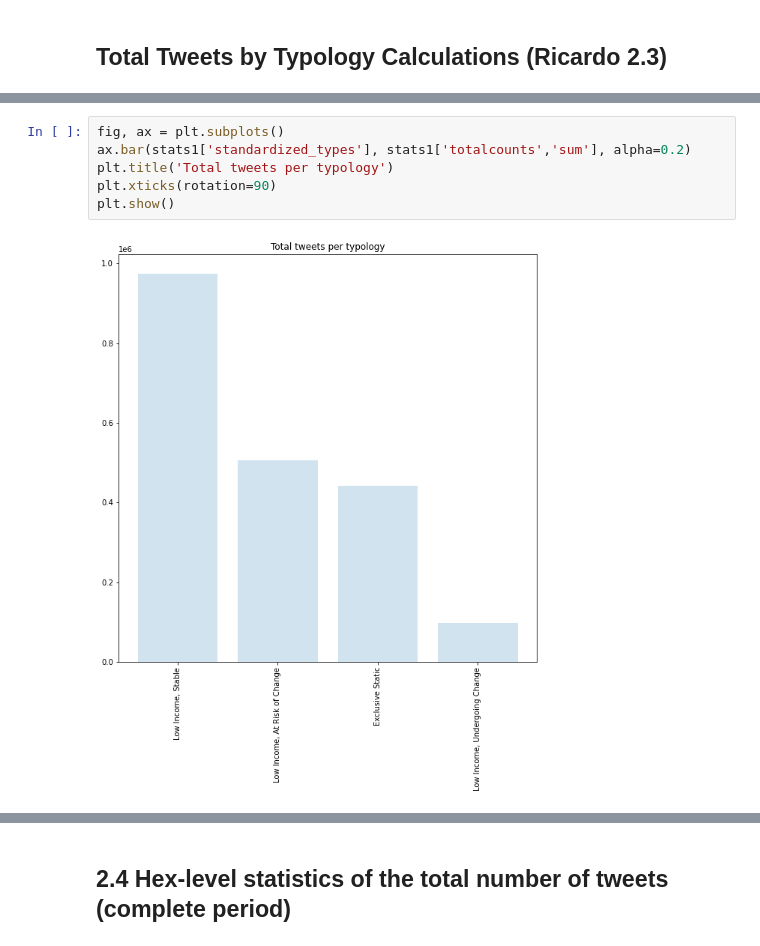
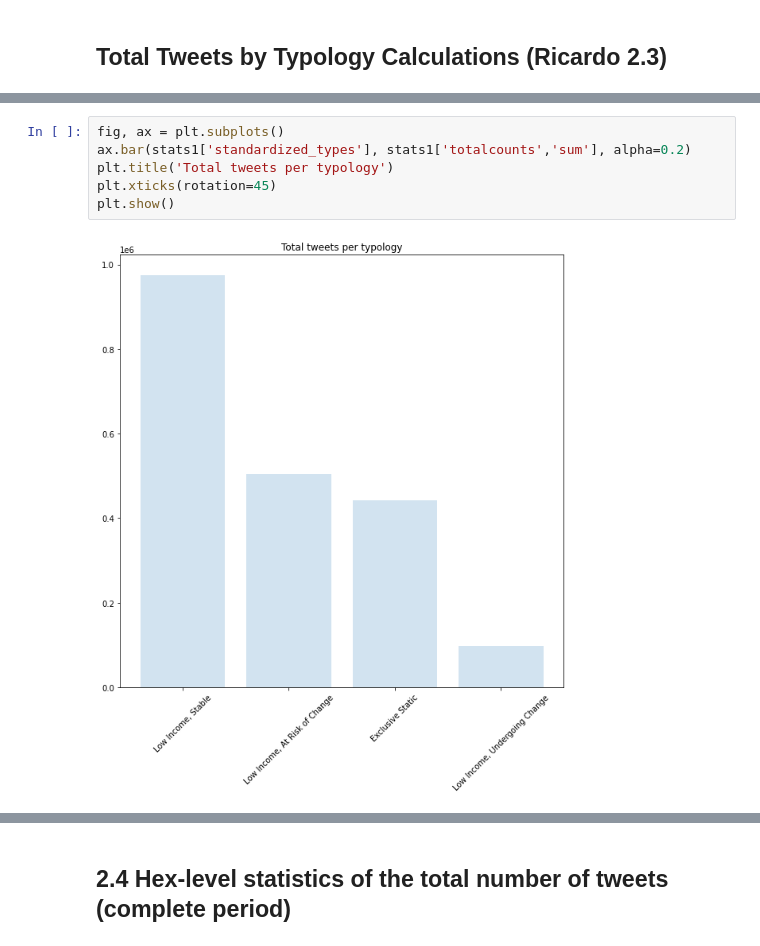
Before and after one commit to rpasquini/twitter_and_displacement, a Jupyter notebook: notebooks/Revised Analysis Example Counts by Typologies - Hong Kong.ipynb, the cells around one changed output, grey strips where cells are left out. Drawn from its saved outputs; the diff is of its cells as text.

```diff
--- a/notebooks/Revised Analysis Example Counts by Typologies - Hong Kong.ipynb
+++ b/notebooks/Revised Analysis Example Counts by Typologies - Hong Kong.ipynb
@@ -285,11 +285,11 @@ stats1
 # %%
 fig, ax = plt.subplots()
 ax.bar(stats1['standardized_types'], stats1['totalcounts','sum'], alpha=0.2)
 plt.title('Total tweets per typology')
-plt.xticks(rotation=90)
+plt.xticks(rotation=45)
 plt.show()
 # %% [output]
-[figure, old version]
+[figure, new version]
 # %%
 fig, ax = plt.subplots()
 plt.title('Total tweets from non-residents per typology')
```
Also changed, not shown: parts of 13 cells of this notebook, 1 other file.
